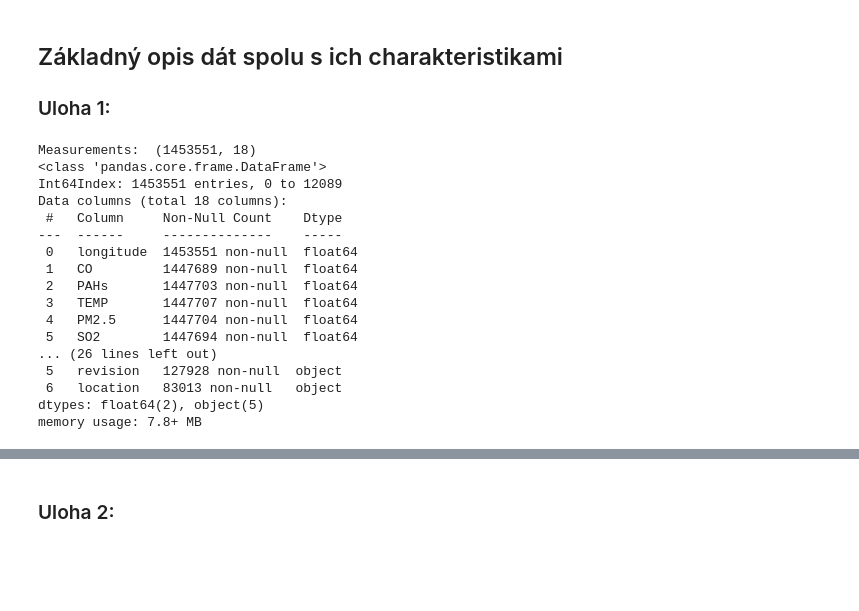
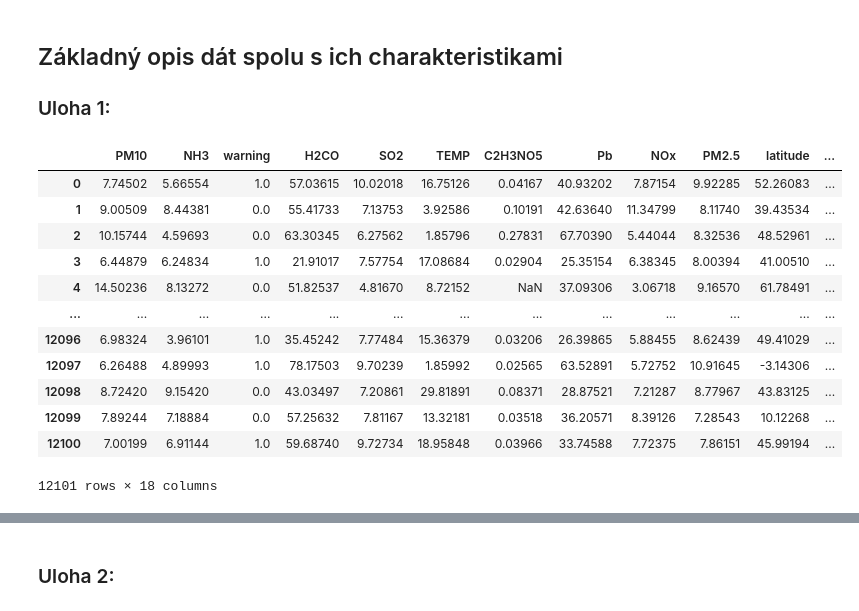
Before and after one commit to ImrichDiscantiny/Python, a Jupyter notebook: Untitled.ipynb, the cells around one changed output, grey strips where cells are left out. Cells and saved outputs as stored; diff of their text form; code cells hidden in the pictures; blank space fills up the shorter version.

```diff
--- a/Untitled.ipynb
+++ b/Untitled.ipynb
@@ -6,63 +6,43 @@
 # %%
 import os
 import matplotlib.pyplot as plt
 import seaborn as sns
 import pandas as pd
 import numpy as np
 import scipy.stats as stats
 
 stations = []
 measurements = []
 
 
 lenght_cf = 0
 lenght_df = 0
+filename = "data/" + "0"+ str(25) + '/'
 
-for i in range(120):
+cf = pd.read_csv(filename+ "measurements.csv",sep ='\t')
+measurements = cf
+df = pd.read_csv(filename+ "stations.csv",sep ='\t')
+stations=df
 
-    if i < 10:
-        filename = "data/" + "00"+ str(i) + '/'
-    elif  i < 100:
-        filename = "data/" + "0"+ str(i) + '/'
-    else:
-        filename = "data/" + str(i) + '/'
 
-    cf = pd.read_csv(filename+ "measurements.csv",sep ='\t')
-    measurements.append(cf)
-    df = pd.read_csv(filename+ "stations.csv",sep ='\t')
-    stations.append(df)
 
     #print(cf.shape)
     #print(df.shape)
     #lenght_cf = lenght_cf + len(cf)
     #lenght_df = lenght_df + len(df)
 
-
-merged_cf = pd.concat(measurements)
-merged_df = pd.concat(stations)
-
-print("Measurements: ",merged_cf.shape)
-
-merged_cf.info()
-
-print("\nStations: ",merged_df.shape)
-
-merged_df.info()
+measurements
 # %% [output]
+|  | PM10 | NH3 | warning | H2CO | SO2 | TEMP | C2H3NO5 | Pb | NOx | PM2.5 | latitude | ... |
+| 0 | 7.74502 | 5.66554 | 1.0 | 57.03615 | 10.02018 | 16.75126 | 0.04167 | 40.93202 | 7.87154 | 9.92285 | 52.26083 | ... |
+| 1 | 9.00509 | 8.44381 | 0.0 | 55.41733 | 7.13753 | 3.92586 | 0.10191 | 42.63640 | 11.34799 | 8.11740 | 39.43534 | ... |
+| 2 | 10.15744 | 4.59693 | 0.0 | 63.30345 | 6.27562 | 1.85796 | 0.27831 | 67.70390 | 5.44044 | 8.32536 | 48.52961 | ... |
+| 3 | 6.44879 | 6.24834 | 1.0 | 21.91017 | 7.57754 | 17.08684 | 0.02904 | 25.35154 | 6.38345 | 8.00394 | 41.00510 | ... |
+| 4 | 14.50236 | 8.13272 | 0.0 | 51.82537 | 4.81670 | 8.72152 | NaN | 37.09306 | 3.06718 | 9.16570 | 61.78491 | ... |
+| ... | ... | ... | ... | ... | ... | ... | ... | ... | ... | ... | ... | ... |
+| 12096 | 6.98324 | 3.96101 | 1.0 | 35.45242 | 7.77484 | 15.36379 | 0.03206 | 26.39865 | 5.88455 | 8.62439 | 49.41029 | ... |
+| 12097 | 6.26488 | 4.89993 | 1.0 | 78.17503 | 9.70239 | 1.85992 | 0.02565 | 63.52891 | 5.72752 | 10.91645 | -3.14306 | ... |
+| 12098 | 8.72420 | 9.15420 | 0.0 | 43.03497 | 7.20861 | 29.81891 | 0.08371 | 28.87521 | 7.21287 | 8.77967 | 43.83125 | ... |
+| 12099 | 7.89244 | 7.18884 | 0.0 | 57.25632 | 7.81167 | 13.32181 | 0.03518 | 36.20571 | 8.39126 | 7.28543 | 10.12268 | ... |
+| 12100 | 7.00199 | 6.91144 | 1.0 | 59.68740 | 9.72734 | 18.95848 | 0.03966 | 33.74588 | 7.72375 | 7.86151 | 45.99194 | ... |
-Measurements:  (1453551, 18)
-<class 'pandas.core.frame.DataFrame'>
-Int64Index: 1453551 entries, 0 to 12089
-Data columns (total 18 columns):
- #   Column     Non-Null Count    Dtype
----  ------     --------------    -----
- 0   longitude  1453551 non-null  float64
- 1   CO         1447689 non-null  float64
- 2   PAHs       1447703 non-null  float64
- 3   TEMP       1447707 non-null  float64
- 4   PM2.5      1447704 non-null  float64
- 5   SO2        1447694 non-null  float64
-... (26 lines left out)
- 5   revision   127928 non-null  object
- 6   location   83013 non-null   object
-dtypes: float64(2), object(5)
-memory usage: 7.8+ MB
+12101 rows × 18 columns
```
Also changed, not shown: parts of 5 cells of this notebook.
